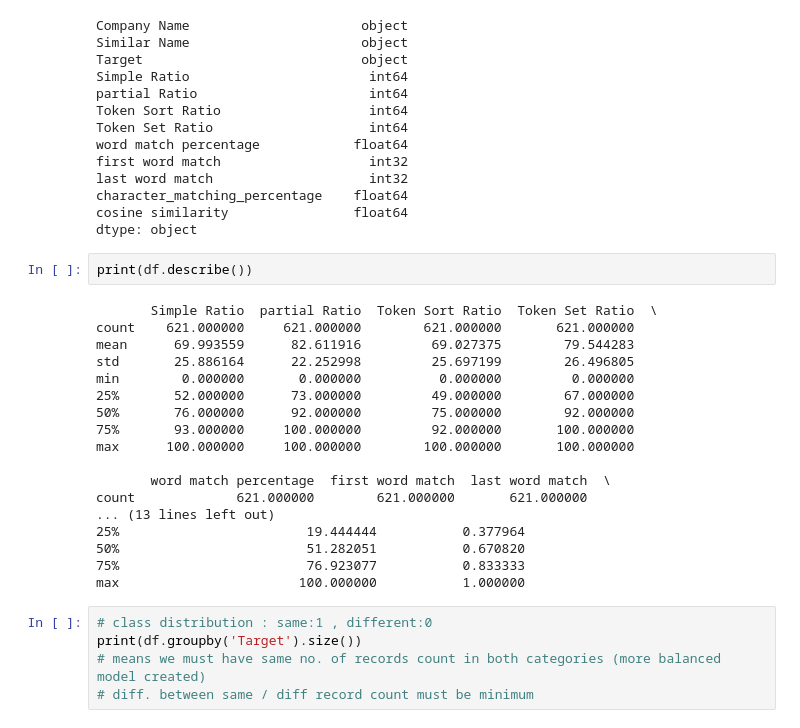
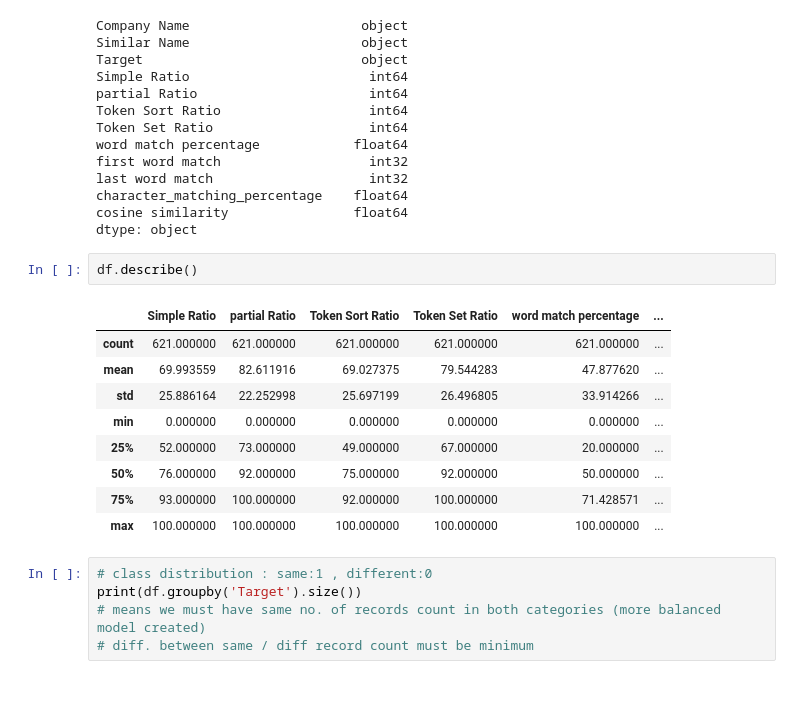
Before and after one commit to KaveriRaut/BE-Project-Veritas-Group-36, a Jupyter notebook: code/svm_model_training 3.ipynb, the cells around one changed output. Saved outputs shown, nothing was run; the diff lists cells and outputs as text; blank space fills up the shorter version.

```diff
--- a/code/svm_model_training 3.ipynb
+++ b/code/svm_model_training 3.ipynb
@@ -63,26 +63,18 @@ last word match                    int32
 character_matching_percentage    float64
 cosine similarity                float64
 dtype: object
-# %%
-print(df.describe())
-# %% [output]
-       Simple Ratio  partial Ratio  Token Sort Ratio  Token Set Ratio  \
-count    621.000000     621.000000        621.000000       621.000000
-mean      69.993559      82.611916         69.027375        79.544283
-std       25.886164      22.252998         25.697199        26.496805
-min        0.000000       0.000000          0.000000         0.000000
-25%       52.000000      73.000000         49.000000        67.000000
-50%       76.000000      92.000000         75.000000        92.000000
-75%       93.000000     100.000000         92.000000       100.000000
-max      100.000000     100.000000        100.000000       100.000000
-
-       word match percentage  first word match  last word match  \
-count             621.000000        621.000000       621.000000
-... (13 lines left out)
-25%                        19.444444           0.377964
-50%                        51.282051           0.670820
-75%                        76.923077           0.833333
-max                       100.000000           1.000000
+# %%
+df.describe()
+# %% [output]
+|  | Simple Ratio | partial Ratio | Token Sort Ratio | Token Set Ratio | word match percentage | ... |
+| count | 621.000000 | 621.000000 | 621.000000 | 621.000000 | 621.000000 | ... |
+| mean | 69.993559 | 82.611916 | 69.027375 | 79.544283 | 47.877620 | ... |
+| std | 25.886164 | 22.252998 | 25.697199 | 26.496805 | 33.914266 | ... |
+| min | 0.000000 | 0.000000 | 0.000000 | 0.000000 | 0.000000 | ... |
+| 25% | 52.000000 | 73.000000 | 49.000000 | 67.000000 | 20.000000 | ... |
+| 50% | 76.000000 | 92.000000 | 75.000000 | 92.000000 | 50.000000 | ... |
+| 75% | 93.000000 | 100.000000 | 92.000000 | 100.000000 | 71.428571 | ... |
+| max | 100.000000 | 100.000000 | 100.000000 | 100.000000 | 100.000000 | ... |
 # %%
 # class distribution : same:1 , different:0
 print(df.groupby('Target').size())
```
Also changed, not shown: parts of 7 cells of this notebook, 3 other files.
